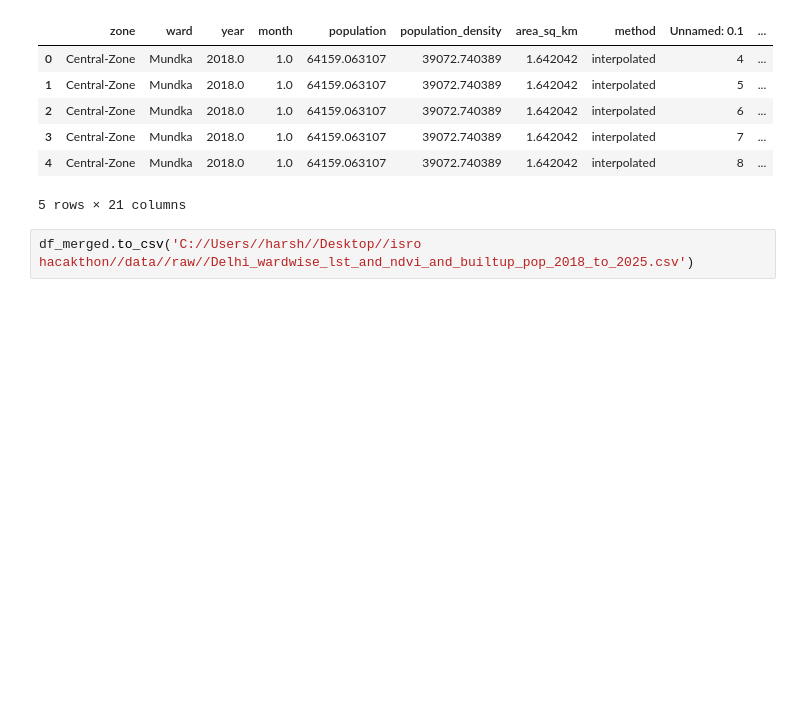
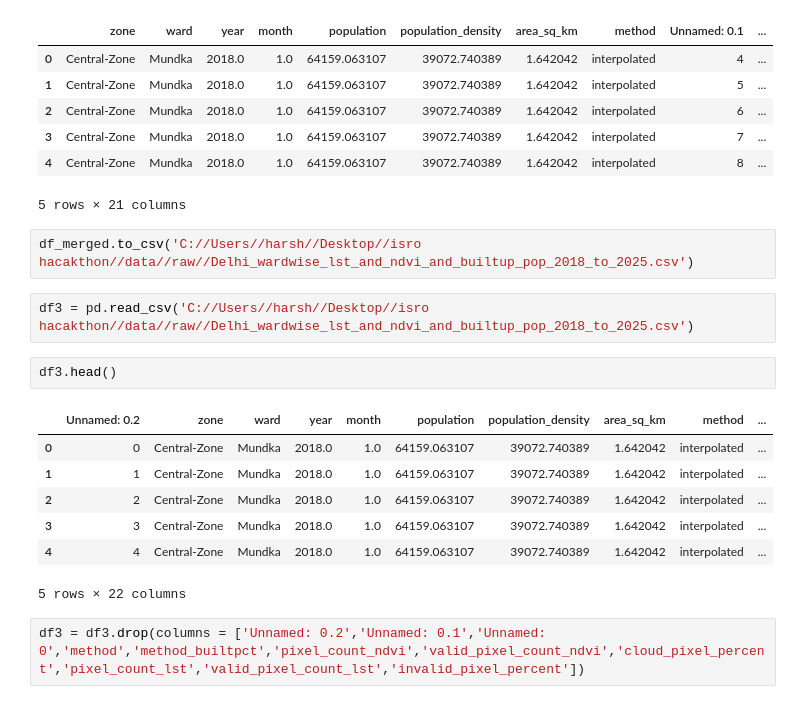
Before and after one commit to Tiwari-Harshvardhan/isro-bah-project, a Jupyter notebook: notebooks/population_density_cleaning.ipynb, the cells around one changed output. Drawn from its saved outputs; the diff is of its cells as text; blank space fills up the shorter version.

```diff
--- a/notebooks/population_density_cleaning.ipynb
+++ b/notebooks/population_density_cleaning.ipynb
@@ -636,3 +636,17 @@ df_merged.head()
 5 rows × 21 columns
 # %%
 df_merged.to_csv('C://Users//harsh//Desktop//isro hacakthon//data//raw//Delhi_wardwise_lst_and_ndvi_and_builtup_pop_2018_to_2025.csv')
+# %%
+df3 = pd.read_csv('C://Users//harsh//Desktop//isro hacakthon//data//raw//Delhi_wardwise_lst_and_ndvi_and_builtup_pop_2018_to_2025.csv')
+# %%
+df3.head()
+# %% [output]
+|  | Unnamed: 0.2 | zone | ward | year | month | population | population_density | area_sq_km | method | ... |
+| 0 | 0 | Central-Zone | Mundka | 2018.0 | 1.0 | 64159.063107 | 39072.740389 | 1.642042 | interpolated | ... |
+| 1 | 1 | Central-Zone | Mundka | 2018.0 | 1.0 | 64159.063107 | 39072.740389 | 1.642042 | interpolated | ... |
+| 2 | 2 | Central-Zone | Mundka | 2018.0 | 1.0 | 64159.063107 | 39072.740389 | 1.642042 | interpolated | ... |
+| 3 | 3 | Central-Zone | Mundka | 2018.0 | 1.0 | 64159.063107 | 39072.740389 | 1.642042 | interpolated | ... |
+| 4 | 4 | Central-Zone | Mundka | 2018.0 | 1.0 | 64159.063107 | 39072.740389 | 1.642042 | interpolated | ... |
+5 rows × 22 columns
+# %%
+df3 = df3.drop(columns = ['Unnamed: 0.2','Unnamed: 0.1','Unnamed: 0','method','method_builtpct','pixel_count_ndvi','valid_pixel_count_ndvi','cloud_pixel_percent','pixel_count_lst','valid_pixel_count_lst','invalid_pixel_percent'])
```
Also changed, not shown: parts of 27 cells of this notebook.
